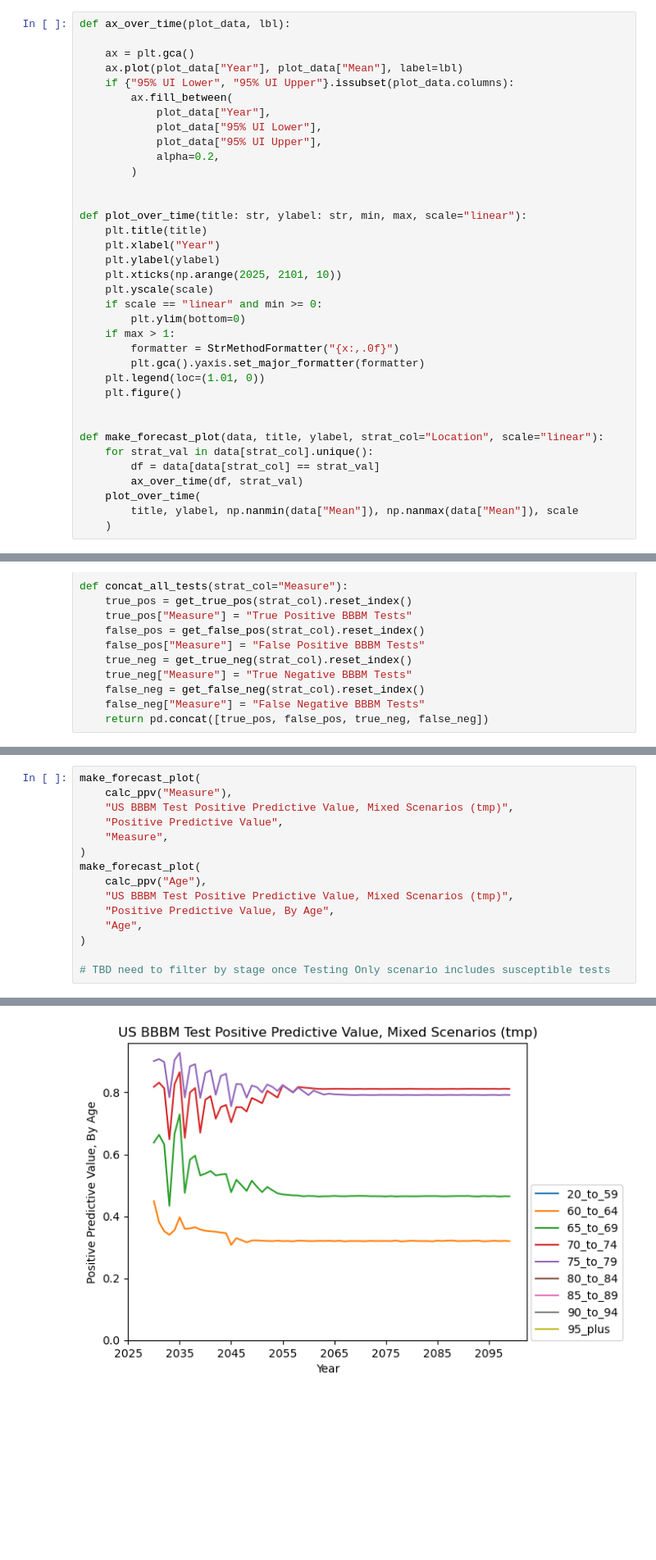
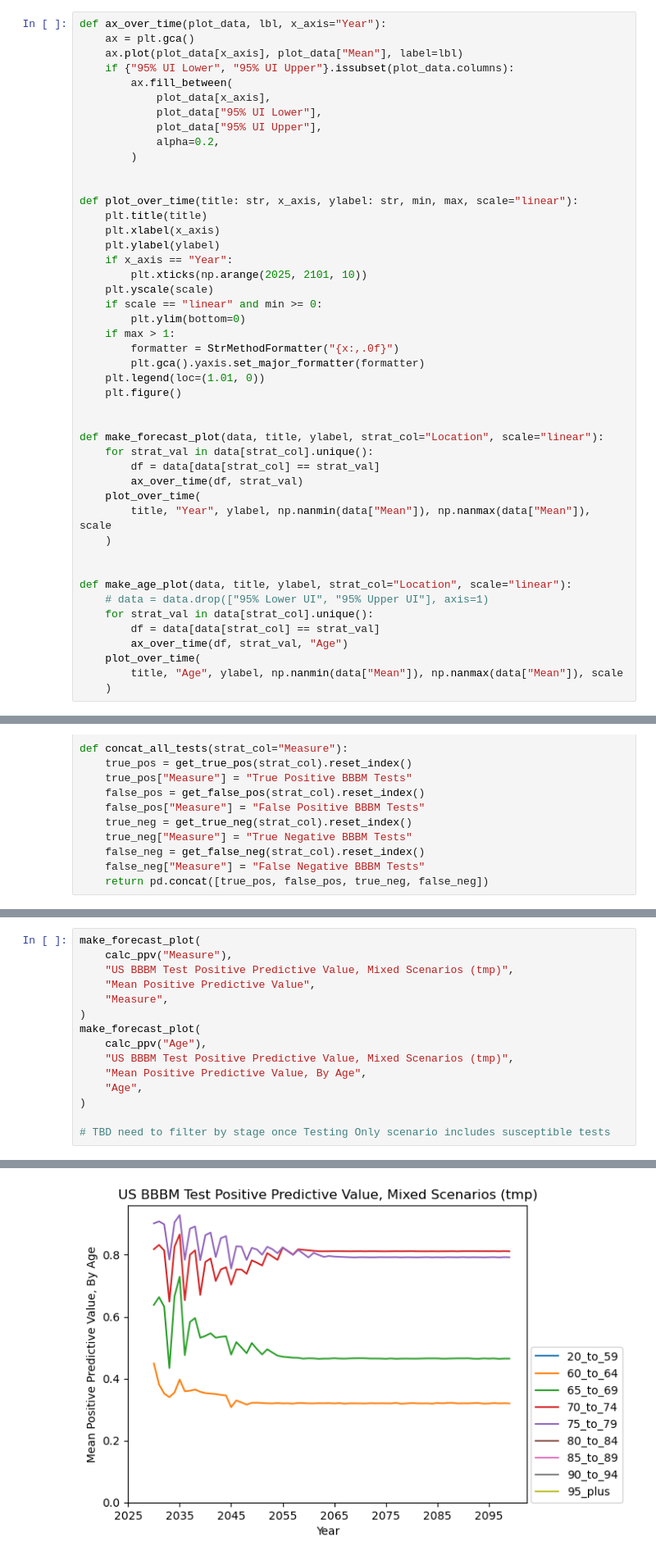
Before and after one commit to ihmeuw/vivarium_research_alzheimers, a Jupyter notebook: plots/plots_nov_11.ipynb, the cells around one changed output, grey strips where cells are left out. Shown at 82% size. Saved outputs shown, nothing was run; the diff lists cells and outputs as text; blank space fills up the shorter version.

```diff
--- a/plots/plots_nov_11.ipynb
+++ b/plots/plots_nov_11.ipynb
@@ -121,24 +121,24 @@ def filter_results(
 
 # Note: Can filter out some values for a column, but then still sum them and remove the stratification by using multiple passes
 # %%
-def ax_over_time(plot_data, lbl):
-
+def ax_over_time(plot_data, lbl, x_axis="Year"):
     ax = plt.gca()
-    ax.plot(plot_data["Year"], plot_data["Mean"], label=lbl)
+    ax.plot(plot_data[x_axis], plot_data["Mean"], label=lbl)
     if {"95% UI Lower", "95% UI Upper"}.issubset(plot_data.columns):
         ax.fill_between(
-            plot_data["Year"],
+            plot_data[x_axis],
             plot_data["95% UI Lower"],
             plot_data["95% UI Upper"],
             alpha=0.2,
         )
 
 
-def plot_over_time(title: str, ylabel: str, min, max, scale="linear"):
+def plot_over_time(title: str, x_axis, ylabel: str, min, max, scale="linear"):
     plt.title(title)
-    plt.xlabel("Year")
+    plt.xlabel(x_axis)
     plt.ylabel(ylabel)
-    plt.xticks(np.arange(2025, 2101, 10))
+    if x_axis == "Year":
+        plt.xticks(np.arange(2025, 2101, 10))
     plt.yscale(scale)
     if scale == "linear" and min >= 0:
         plt.ylim(bottom=0)
@@ -154,8 +154,18 @@ def make_forecast_plot(data, title, ylabel, strat_col="Location", scale="linear"
         df = data[data[strat_col] == strat_val]
         ax_over_time(df, strat_val)
     plot_over_time(
-        title, ylabel, np.nanmin(data["Mean"]), np.nanmax(data["Mean"]), scale
+        title, "Year", ylabel, np.nanmin(data["Mean"]), np.nanmax(data["Mean"]), scale
     )
+
+
+def make_age_plot(data, title, ylabel, strat_col="Location", scale="linear"):
+    # data = data.drop(["95% Lower UI", "95% Upper UI"], axis=1)
+    for strat_val in data[strat_col].unique():
+        df = data[data[strat_col] == strat_val]
+        ax_over_time(df, strat_val, "Age")
+    plot_over_time(
+        title, "Age", ylabel, np.nanmin(data["Mean"]), np.nanmax(data["Mean"]), scale
+    )
 # %% [markdown]
 # Baseline (Health and Forecasting) Results
 
@@ -635,13 +692,13 @@ def concat_all_tests(strat_col="Measure"):
 make_forecast_plot(
     calc_ppv("Measure"),
     "US BBBM Test Positive Predictive Value, Mixed Scenarios (tmp)",
-    "Positive Predictive Value",
+    "Mean Positive Predictive Value",
     "Measure",
 )
 make_forecast_plot(
     calc_ppv("Age"),
     "US BBBM Test Positive Predictive Value, Mixed Scenarios (tmp)",
-    "Positive Predictive Value, By Age",
+    "Mean Positive Predictive Value, By Age",
     "Age",
 )
 
@@ -651,2 +708,2 @@ make_forecast_plot(
-[figure, old version]
+[figure, new version]
 <Figure size 640x480 with 0 Axes>
```
Also changed, not shown: parts of 5 cells of this notebook.
